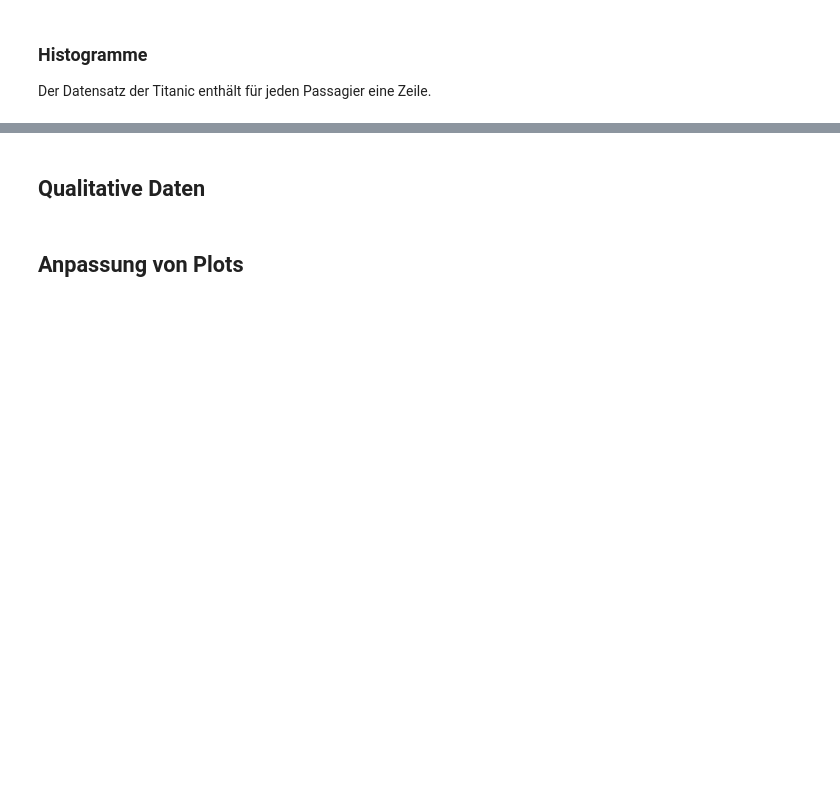
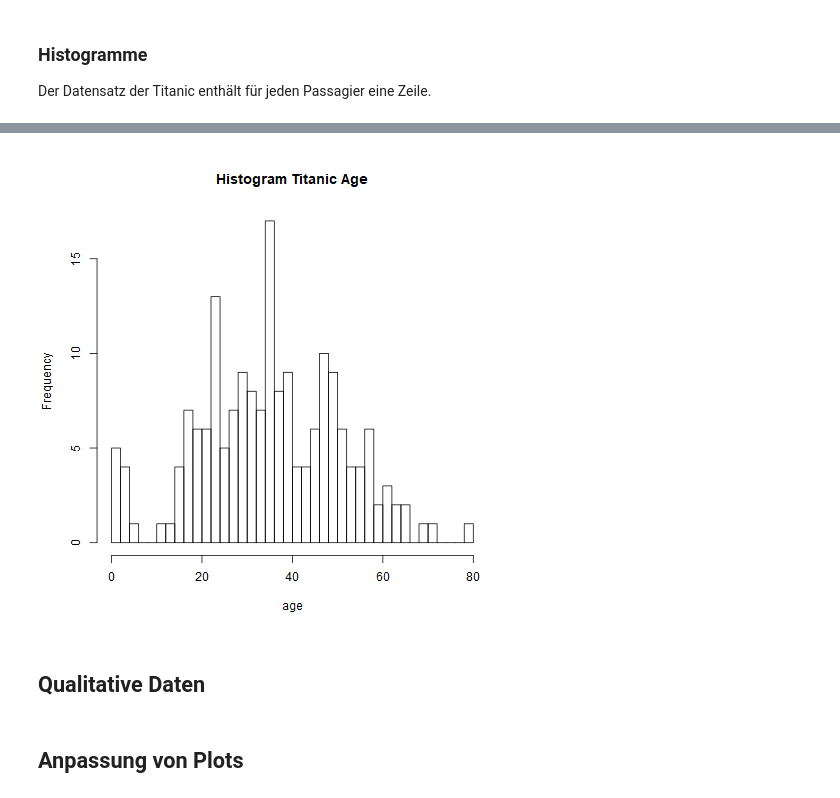
Before and after one commit to kurbaniec/everything-data-science, a Jupyter notebook: Visualisation.ipynb, the cells around one changed output, grey strips where cells are left out. Saved outputs shown, nothing was run; the diff lists cells and outputs as text; code cells hidden in the pictures; blank space fills up the shorter version.

```diff
--- a/Visualisation.ipynb
+++ b/Visualisation.ipynb
@@ -77,3 +104,8 @@ Der Datensatz der Titanic enthält für jeden Passagier eine Zeile.
+# %%
+%%R
+hist(ti$Age, breaks=30, xlab="age", main="Histogram Titanic Age")
+# %% [output]
+[figure, added]
 # %% [markdown]
 ## Qualitative Daten
 # %% [markdown]
```
Also changed, not shown: parts of 10 cells of this notebook, 2 other files.
